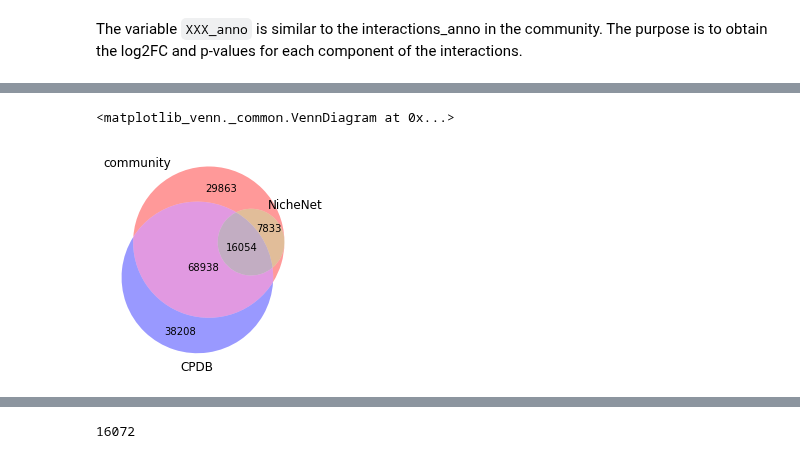
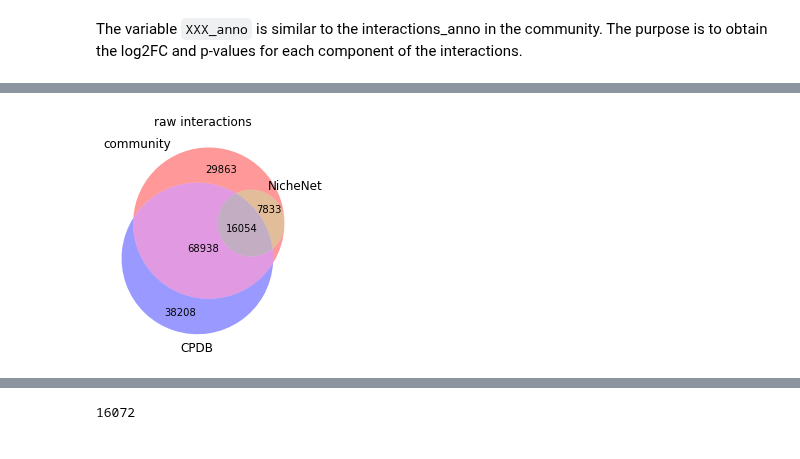
Before and after one commit to colomemaria/community-paper, a Jupyter notebook: src/method_comparison/compare_results/compare_raw.ipynb, the cells around one changed output, grey strips where cells are left out. Drawn from its saved outputs; the diff is of its cells as text; code cells hidden in the pictures.

Commit message:
update plots

```diff
--- a/src/method_comparison/compare_results/compare_raw.ipynb
+++ b/src/method_comparison/compare_results/compare_raw.ipynb
@@ -78,5 +87,6 @@ def index_to_list(df):
 # %%
 venn3([set(index_to_list(community)), set(index_to_list(nnet)), set(index_to_list(cpdb))], ("community", 'NicheNet', 'CPDB'))
+plt.title("raw interactions")
+plt.savefig('venn_raw_interactions.jpeg', bbox_inches='tight')
 # %% [output]
-<matplotlib_venn._common.VennDiagram at 0x...>
-[figure, old version]
+[figure, new version]
```
Also changed, not shown: parts of 26 cells of this notebook, 13 other files.
